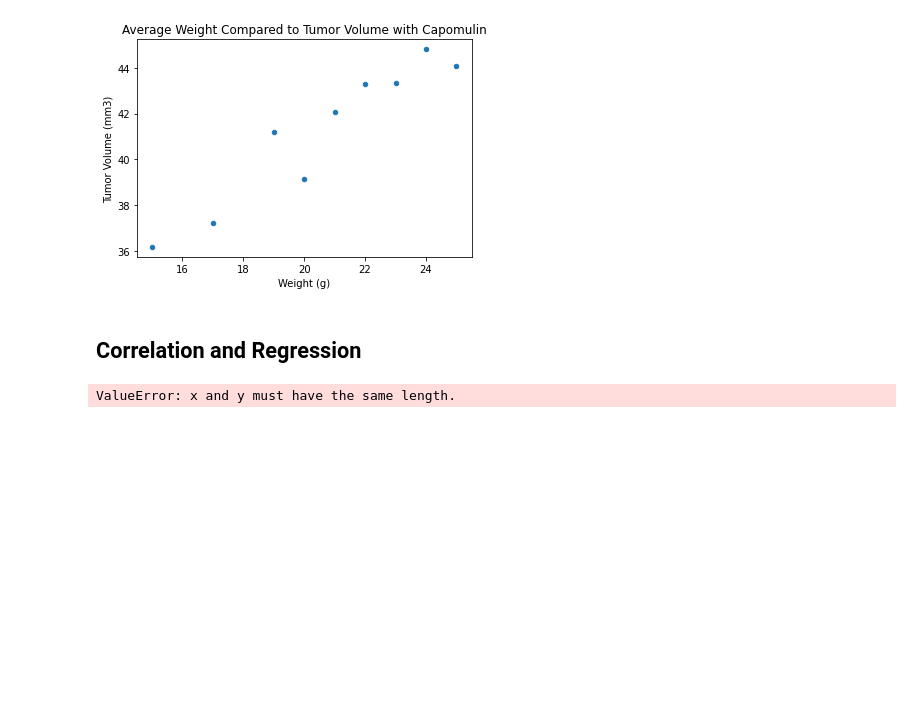
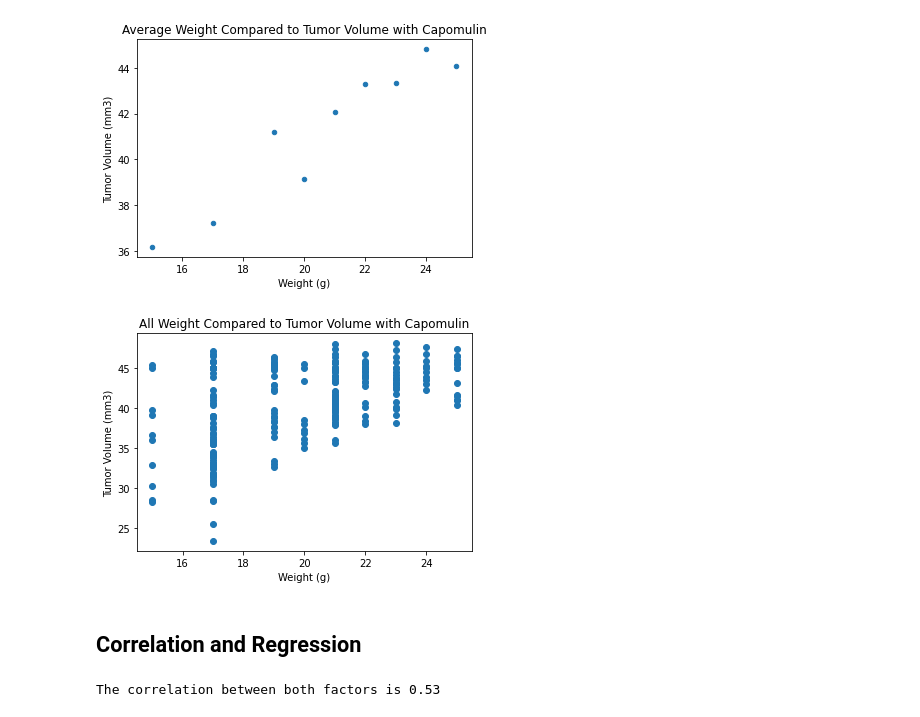
Before and after one commit to andyob715/Matplotlib-challenge, a Jupyter notebook: 05-Matplotlib/Instructions/Pymaceuticals/pymaceuticals_starter.ipynb, the cells around one changed output. Saved outputs shown, nothing was run; the diff lists cells and outputs as text; code cells hidden in the pictures; blank space fills up the shorter version.

```diff
--- a/05-Matplotlib/Instructions/Pymaceuticals/pymaceuticals_starter.ipynb
+++ b/05-Matplotlib/Instructions/Pymaceuticals/pymaceuticals_starter.ipynb
@@ -310,11 +319,25 @@ plt.ylabel('Tumor Volume (mm3)')
 # %% [output]
 Text(0, 0.5, 'Tumor Volume (mm3)')
 [figure]
+# %%
+# For the first example, determine which pairs of factors are correlated.
+weight = cap_weight_df.iloc[:,0]
+tumor_sz = cap_weight_df.iloc[:,1]
+plt.scatter(weight,tumor_sz)
+plt.title("All Weight Compared to Tumor Volume with Capomulin")
+plt.ylabel('Tumor Volume (mm3)')
+plt.xlabel('Weight (g)')
+plt.show()
+# %% [output]
+[figure, added]
 # %% [markdown]
 ## Correlation and Regression
 # %%
 # Calculate the correlation coefficient and linear regression model
 # for mouse weight and average tumor volume for the Capomulin regimen
-correlation = st.pearsonr("Weight (g)","Tumor Volume (mm3)")
+weight = cap_weight_df.iloc[:,0]
+tumor_sz = cap_weight_df.iloc[:,1]
+correlation = st.pearsonr(weight,tumor_sz)
+print(f"The correlation between both factors is {round(correlation[0],2)}")
 # %% [output]
-ValueError: x and y must have the same length.
+The correlation between both factors is 0.53
```
Also changed, not shown: parts of 4 cells of this notebook.
